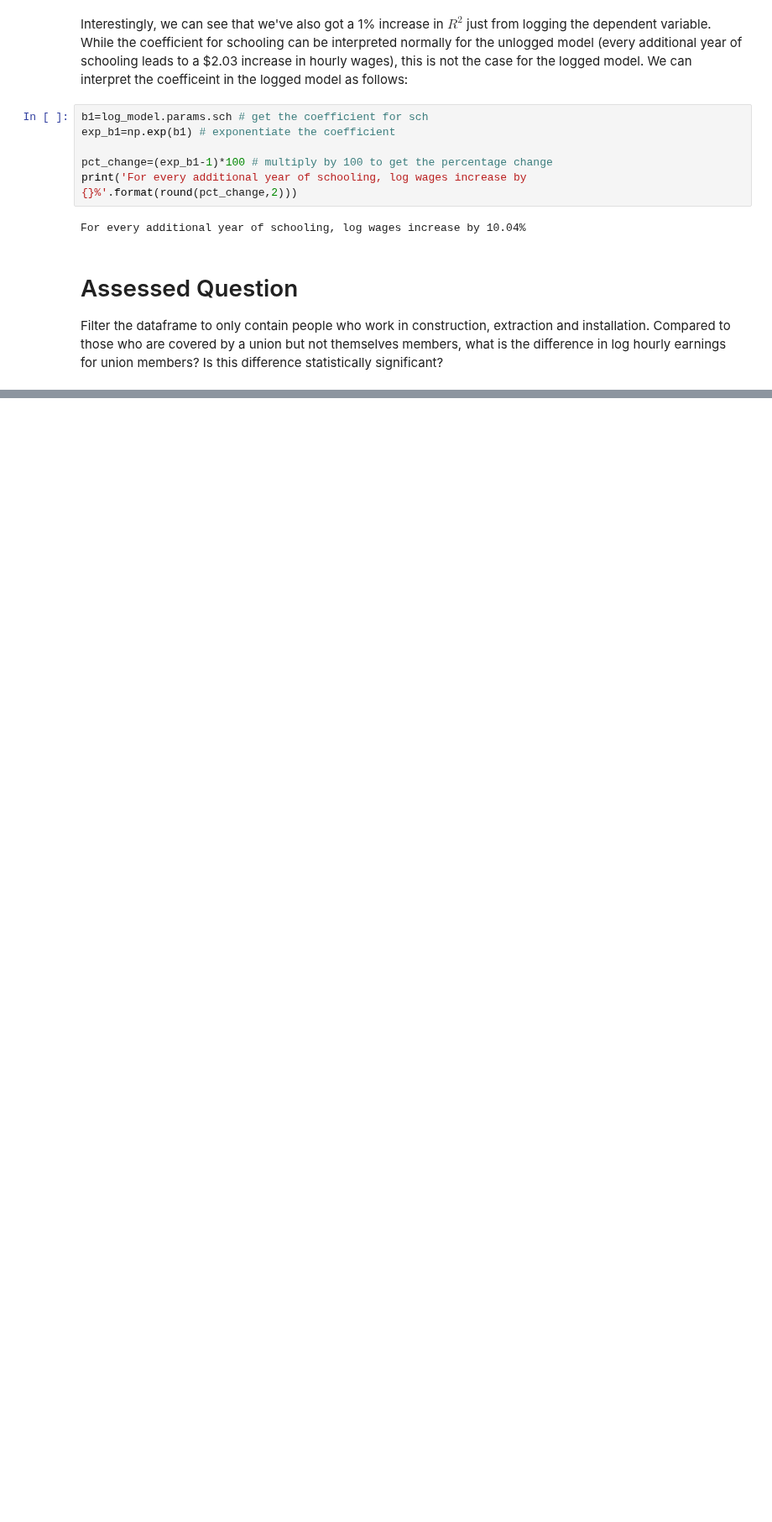
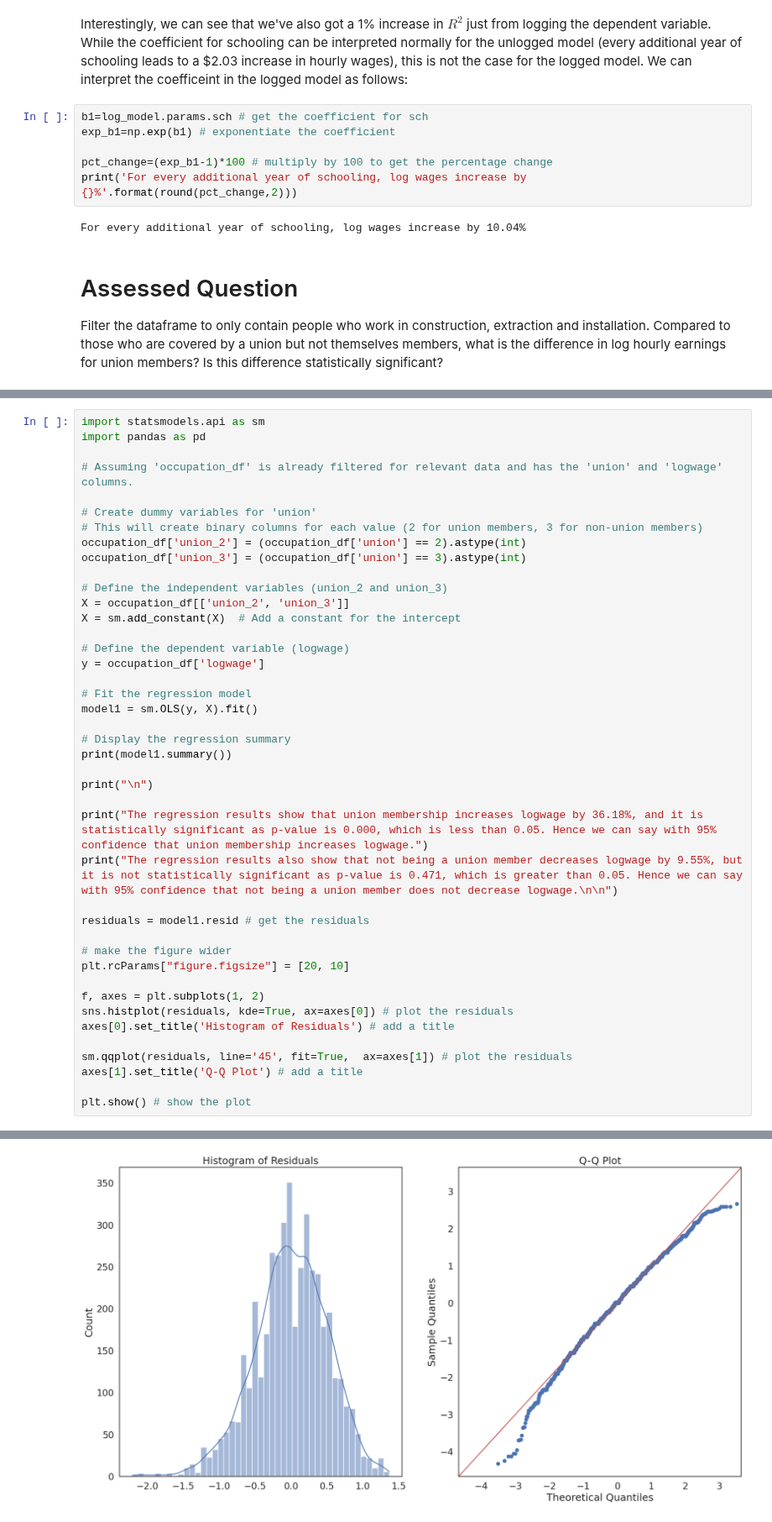
Before and after one commit to laiacoder/QM2, a Jupyter notebook: notebooks/W07. Linear Regression.ipynb, the cells around one changed output, grey strips where cells are left out. Shown at 84% size. Drawn from its saved outputs; the diff is of its cells as text; blank space fills up the shorter version.

```diff
--- a/notebooks/W07. Linear Regression.ipynb
+++ b/notebooks/W07. Linear Regression.ipynb
@@ -576,0 +739,43 @@ Filter the dataframe to only contain people who work in construction, extraction
+# %%
+import statsmodels.api as sm
+import pandas as pd
+
+# Assuming 'occupation_df' is already filtered for relevant data and has the 'union' and 'logwage' columns.
+
+# Create dummy variables for 'union'
+# This will create binary columns for each value (2 for union members, 3 for non-union members)
+occupation_df['union_2'] = (occupation_df['union'] == 2).astype(int)
+occupation_df['union_3'] = (occupation_df['union'] == 3).astype(int)
+
+# Define the independent variables (union_2 and union_3)
+X = occupation_df[['union_2', 'union_3']]
+X = sm.add_constant(X)  # Add a constant for the intercept
+
+# Define the dependent variable (logwage)
+y = occupation_df['logwage']
+
+# Fit the regression model
+model1 = sm.OLS(y, X).fit()
+
+# Display the regression summary
+print(model1.summary())
+
+print("\n")
+
+print("The regression results show that union membership increases logwage by 36.18%, and it is statistically significant as p-value is 0.000, which is less than 0.05. Hence we can say with 95% confidence that union membership increases logwage.")
+print("The regression results also show that not being a union member decreases logwage by 9.55%, but it is not statistically significant as p-value is 0.471, which is greater than 0.05. Hence we can say with 95% confidence that not being a union member does not decrease logwage.\n\n")
+
+residuals = model1.resid # get the residuals
+
+# make the figure wider
+plt.rcParams["figure.figsize"] = [20, 10]
+
+f, axes = plt.subplots(1, 2)
+sns.histplot(residuals, kde=True, ax=axes[0]) # plot the residuals
+axes[0].set_title('Histogram of Residuals') # add a title
+
+sm.qqplot(residuals, line='45', fit=True,  ax=axes[1]) # plot the residuals
+axes[1].set_title('Q-Q Plot') # add a title
+
+plt.show() # show the plot
+# %% [output]
@@ -576,0 +809 @@ Filter the dataframe to only contain people who work in construction, extraction
+[figure, added]
```
Also changed, not shown: parts of 19 cells of this notebook.
